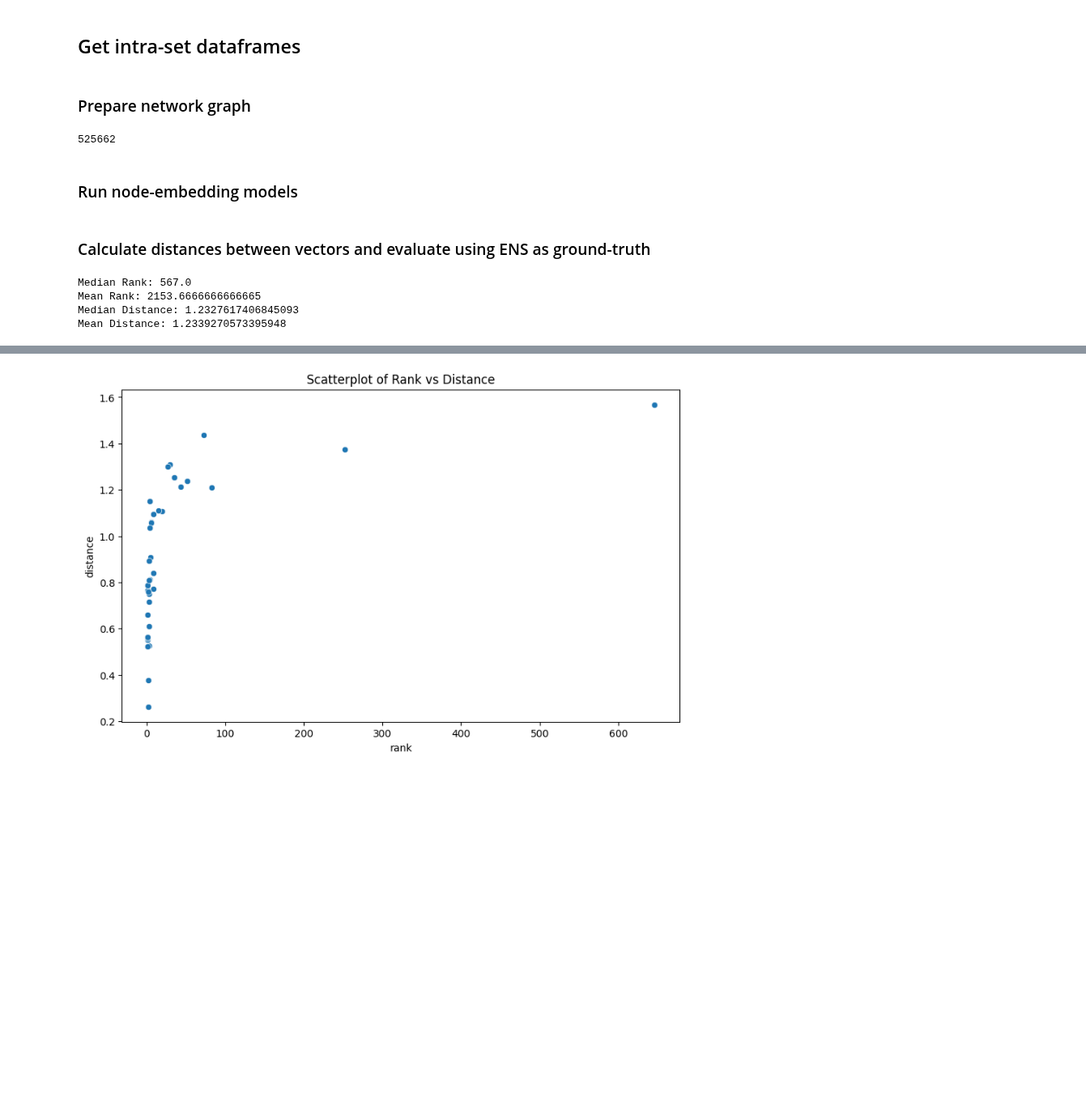
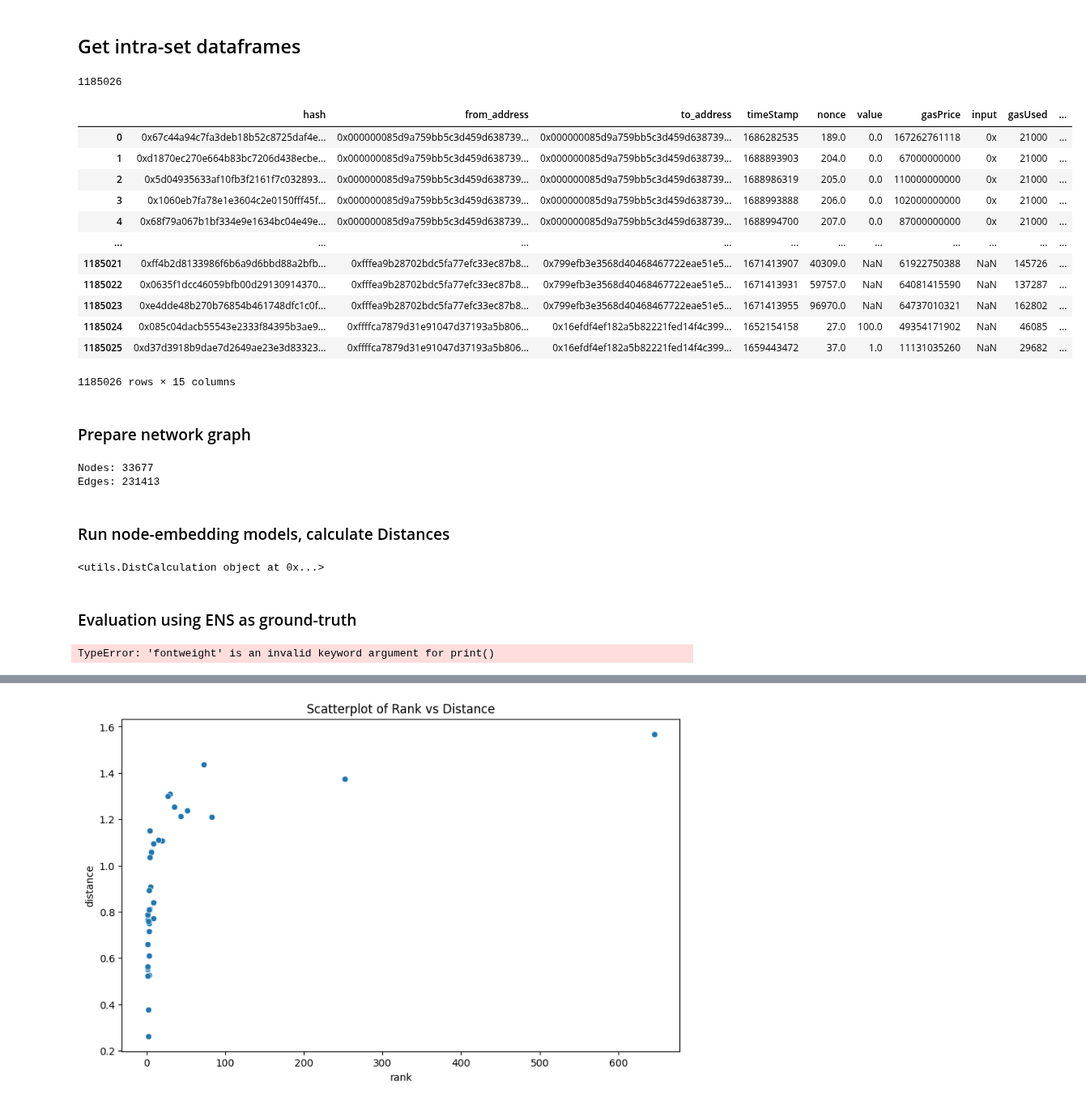
Before and after one commit to dariothuerkauf/address-clustering, a Jupyter notebook: python/node-embedding.ipynb, the cells around one changed output, grey strips where cells are left out. Shown at 81% size. Drawn from its saved outputs; the diff is of its cells as text; code cells hidden in the pictures; blank space fills up the shorter version.

Commit message:
Update node-embedding script

```diff
--- a/python/node-embedding.ipynb
+++ b/python/node-embedding.ipynb
@@ -7,26 +6,51 @@ from utils import *
 # %%
 transfer_df = pd.read_csv('../data/token_transfers.csv', index_col=[0])
 transaction_df = pd.read_csv('../data/native_transfers.csv', index_col=[0])
 ens_pairs = pd.read_csv('../data/ens_pairs.csv')
 
 ## Combine both dataframes
 all_transfers_df = pd.concat([transaction_df, transfer_df], ignore_index=True)
+print(len(all_transfers_df))
+
+# Rename the columns
+all_transfers_df = all_transfers_df.rename(columns={'from': 'from_address', 'to': 'to_address'})
+
+# Save the DataFrame to a CSV file
+#all_transfers_df.to_csv('../data/all_transfers.csv', index=False)
 all_transfers_df
 
 ## Check zero-value transfers (must be mistakes or tests)
 # zero_transfers = all_transfers_df[all_transfers_df['value']==0.0]
 # zero_transfers = zero_transfers[zero_transfers['from']!= zero_transfers['to']]
 # zero_transfers
+#
+# all_transfers_df_cleaned = all_transfers_df[all_transfers_df['value']!=0.0]
+# print(len(all_transfers_df_cleaned))
+# all_transfers_df_cleaned
+# %% [output]
+1185026
+|  | hash | from_address | to_address | timeStamp | nonce | value | gasPrice | input | gasUsed | ... |
+| 0 | 0x67c44a94c7fa3deb18b52c8725daf4e... | 0x000000085d9a759bb5c3d459d638739... | 0x000000085d9a759bb5c3d459d638739... | 1686282535 | 189.0 | 0.0 | 167262761118 | 0x | 21000 | ... |
+| 1 | 0xd1870ec270e664b83bc7206d438ecbe... | 0x000000085d9a759bb5c3d459d638739... | 0x000000085d9a759bb5c3d459d638739... | 1688893903 | 204.0 | 0.0 | 67000000000 | 0x | 21000 | ... |
+| 2 | 0x5d04935633af10fb3f2161f7c032893... | 0x000000085d9a759bb5c3d459d638739... | 0x000000085d9a759bb5c3d459d638739... | 1688986319 | 205.0 | 0.0 | 110000000000 | 0x | 21000 | ... |
+| 3 | 0x1060eb7fa78e1e3604c2e0150fff45f... | 0x000000085d9a759bb5c3d459d638739... | 0x000000085d9a759bb5c3d459d638739... | 1688993888 | 206.0 | 0.0 | 102000000000 | 0x | 21000 | ... |
+| 4 | 0x68f79a067b1bf334e9e1634bc04e49e... | 0x000000085d9a759bb5c3d459d638739... | 0x000000085d9a759bb5c3d459d638739... | 1688994700 | 207.0 | 0.0 | 87000000000 | 0x | 21000 | ... |
+| ... | ... | ... | ... | ... | ... | ... | ... | ... | ... | ... |
+| 1185021 | 0xff4b2d8133986f6b6a9d6bbd88a2bfb... | 0xfffea9b28702bdc5fa77efc33ec87b8... | 0x799efb3e3568d40468467722eae51e5... | 1671413907 | 40309.0 | NaN | 61922750388 | NaN | 145726 | ... |
+| 1185022 | 0x0635f1dcc46059bfb00d29130914370... | 0xfffea9b28702bdc5fa77efc33ec87b8... | 0x799efb3e3568d40468467722eae51e5... | 1671413931 | 59757.0 | NaN | 64081415590 | NaN | 137287 | ... |
+| 1185023 | 0xe4dde48b270b76854b461748dfc1c0f... | 0xfffea9b28702bdc5fa77efc33ec87b8... | 0x799efb3e3568d40468467722eae51e5... | 1671413955 | 96970.0 | NaN | 64737010321 | NaN | 162802 | ... |
+| 1185024 | 0x085c04dacb55543e2333f84395b3ae9... | 0xffffca7879d31e91047d37193a5b806... | 0x16efdf4ef182a5b82221fed14f4c399... | 1652154158 | 27.0 | 100.0 | 49354171902 | NaN | 46085 | ... |
+| 1185025 | 0xd37d3918b9dae7d2649ae23e3d83323... | 0xffffca7879d31e91047d37193a5b806... | 0x16efdf4ef182a5b82221fed14f4c399... | 1659443472 | 37.0 | 1.0 | 11131035260 | NaN | 29682 | ... |
+1185026 rows × 15 columns
 # %% [markdown]
 ### Prepare network graph
 # %%
 ## Create network graph
-G = nx.from_pandas_edgelist(all_transfers_df, 'from', 'to', create_using=nx.MultiDiGraph())
+G = nx.from_pandas_edgelist(all_transfers_df, 'from_address', 'to_address', create_using=nx.MultiDiGraph())
 G = clean_graph(G, k=2)
 
 # Get the largest connected component (assuming graph is undirected)
 largest_cc = max(nx.connected_components(G), key=len)
-print(len(largest_cc))
 G_cc = G.subgraph(largest_cc)
 
 # Recode the graph's nodes, node_map maps from address to index
@@ -35,13 +59,23 @@ G_cc, node_map = recode_graph(G_cc)
 # Create reverse map (from indices to addresses)
 idx_map = dict(zip(node_map.values(),node_map.keys()))
 ordered_addresses = [idx_map[idx] for idx in range(len(node_map))]
+
+print(f'Nodes: {len(G_cc.nodes())}\nEdges: {len(G_cc.edges())}')
 # %% [output]
-525662
+Nodes: 33677
+Edges: 231413
 # %% [markdown]
-### Run node-embedding models
+### Run node-embedding models, calculate Distances
 # %%
 # Diff2Vec
-diff2vec = Diff2Vec(diffusion_number=10, diffusion_cover=40, dimensions=128, window_size=5, learning_rate=0.025)
-embeddings_d2v, emb_d2v = fit_model(G_cc, diff2vec, ordered_addresses)
+diff2vec = Diff2Vec(diffusion_number=10, diffusion_cover=40, dimensions=128, window_size=5, learning_rate=0.025, epochs=5)
+embeddings_d2v, emb_d2v_df = fit_model(G_cc, diff2vec, ordered_addresses)
+
+index_d2v = DistCalculation(embeddings_d2v, node_map)
+#rank = index_d2v.get_rank('0x0052D2e4AF4548e6Cf19e817B944CEdb23aE09dF', '0x94a48EB5197Af6c17f91c2AE30Fb1b3fB52c2F3c')
+#print(rank)
+print(index_d2v)
+# %% [output]
+<utils.DistCalculation object at 0x...>
 # %%
 # Role2Vec
@@ -61,2 +92,2 @@ labels = db.labels_
 # %% [markdown]
-### Calculate distances between vectors and evaluate using ENS as ground-truth
+### Evaluation using ENS as ground-truth
@@ -72,13 +95,11 @@ index_r2v = DistCalculation(embeddings_r2v, node_map)
 d2v_ens = ens_pairs
 d2v_ens['rank'], d2v_ens['distance'] = zip(*d2v_ens.apply(lambda row: index_d2v.get_rank(row['addr1'], row['addr2']), axis=1))
 
+print("Deepwalk", fontweight='bold')
 print(f"Median Rank: {d2v_ens['rank'].median()}\nMean Rank: {d2v_ens['rank'].mean()}")
 print(f"Median Distance: {d2v_ens['distance'].median()}\nMean Distance: {d2v_ens['distance'].mean()}")
 # %% [output]
-Median Rank: 567.0
-Mean Rank: 2153.6666666666665
-Median Distance: 1.2327617406845093
-Mean Distance: 1.2339270573395948
+TypeError: 'fontweight' is an invalid keyword argument for print()
 # %%
 r2v_ens = ens_pairs
 r2v_ens['rank'], r2v_ens['distance'] = zip(*r2v_ens.apply(lambda row: index_r2v.get_rank(row['addr1'], row['addr2']), axis=1))
```
Also changed, not shown: parts of 8 cells of this notebook.
